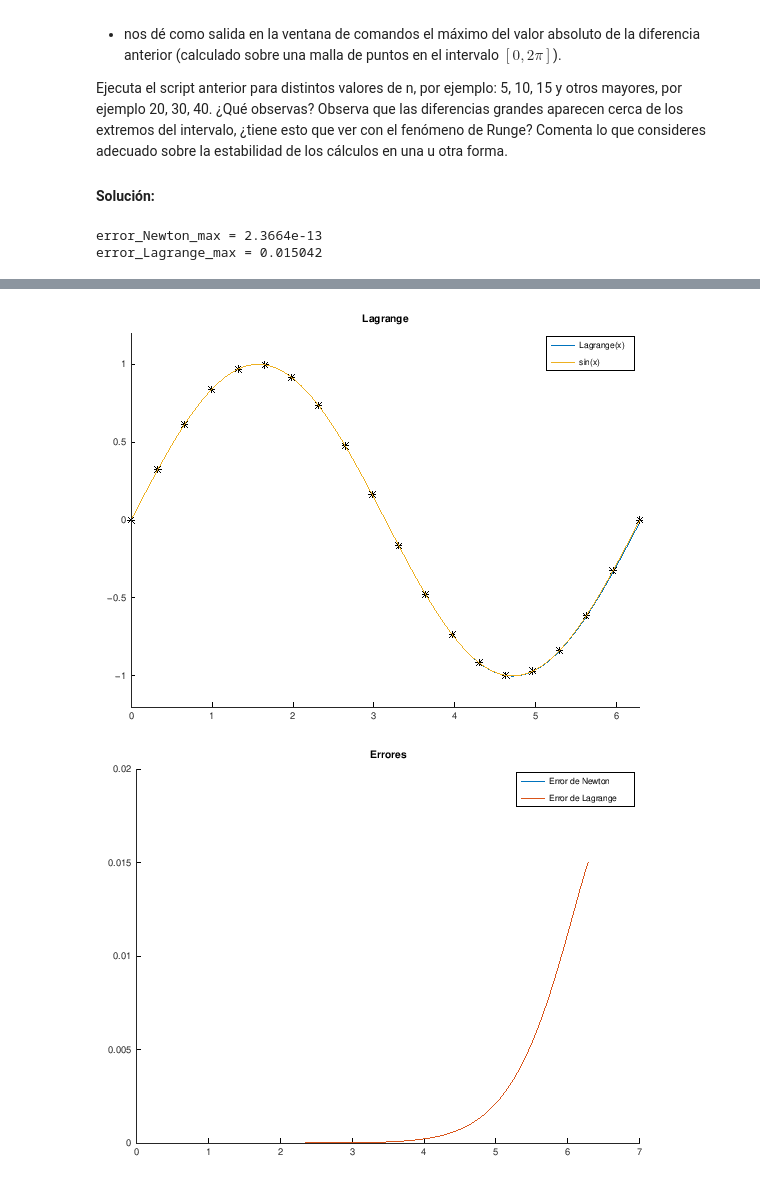
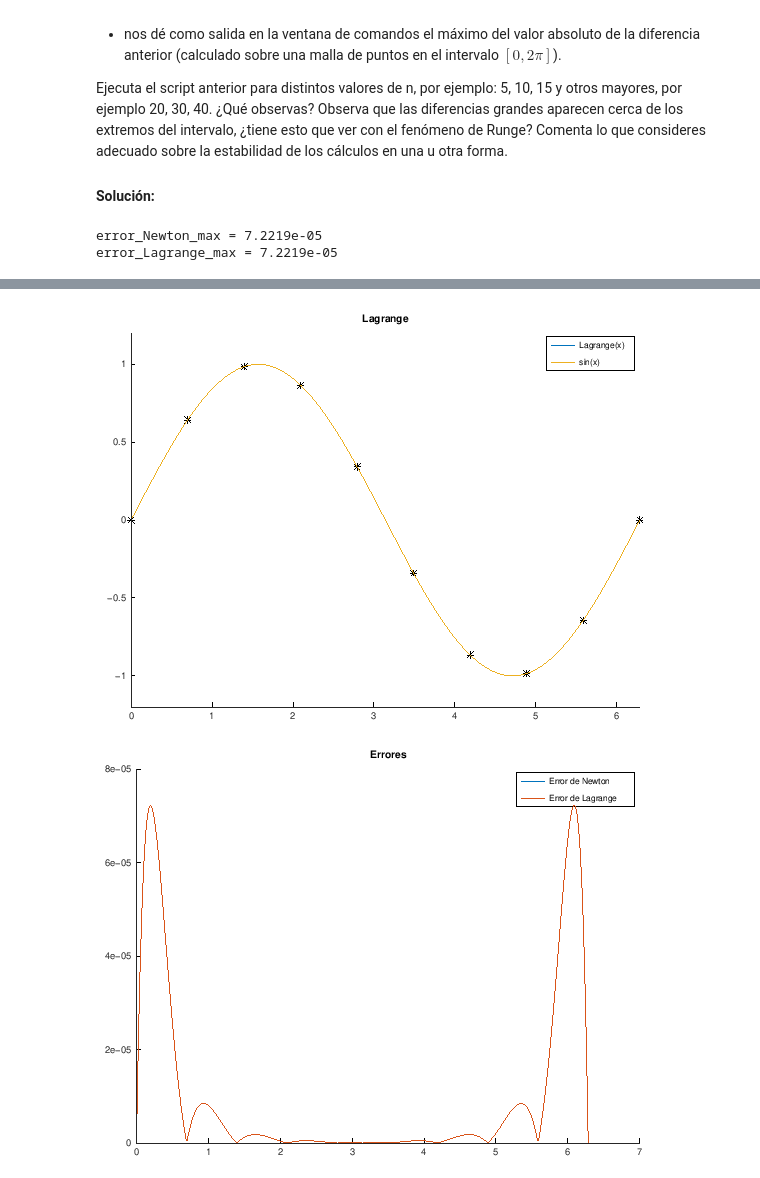
Before and after one commit to alonct/CN1V-practicas-octave, a Jupyter notebook: Práctica_4.ipynb, the cells around one changed output, grey strips where cells are left out. Cells and saved outputs as stored; diff of their text form; code cells hidden in the pictures.

```diff
--- a/Práctica_4.ipynb
+++ b/Práctica_4.ipynb
@@ -478,7 +478,7 @@ function ret = Lagrange(x, y)
     ret = polinomio;
 endfunction
 
-n = 20;
+n = 10;
 a = 0;
 
 x = linspace(0 + a, 2*pi + a, n);
@@ -518,5 +518,5 @@ errorLagrange = abs(evalLagrange - sin(interval));
 plot(interval, errorLagrange, ";Error de Lagrange;")
 error_Lagrange_max = max(errorLagrange)
 # %% [output]
-error_Newton_max = 2.3664e-13
-error_Lagrange_max = 0.015042
+error_Newton_max = 7.2219e-05
+error_Lagrange_max = 7.2219e-05
@@ -524,2 +524,2 @@ error_Lagrange_max = 0.015042
-[figure, old version]
+[figure, new version]
-[figure, old version]
+[figure, new version]
```
Also changed, not shown: parts of 1 cell of this notebook.
